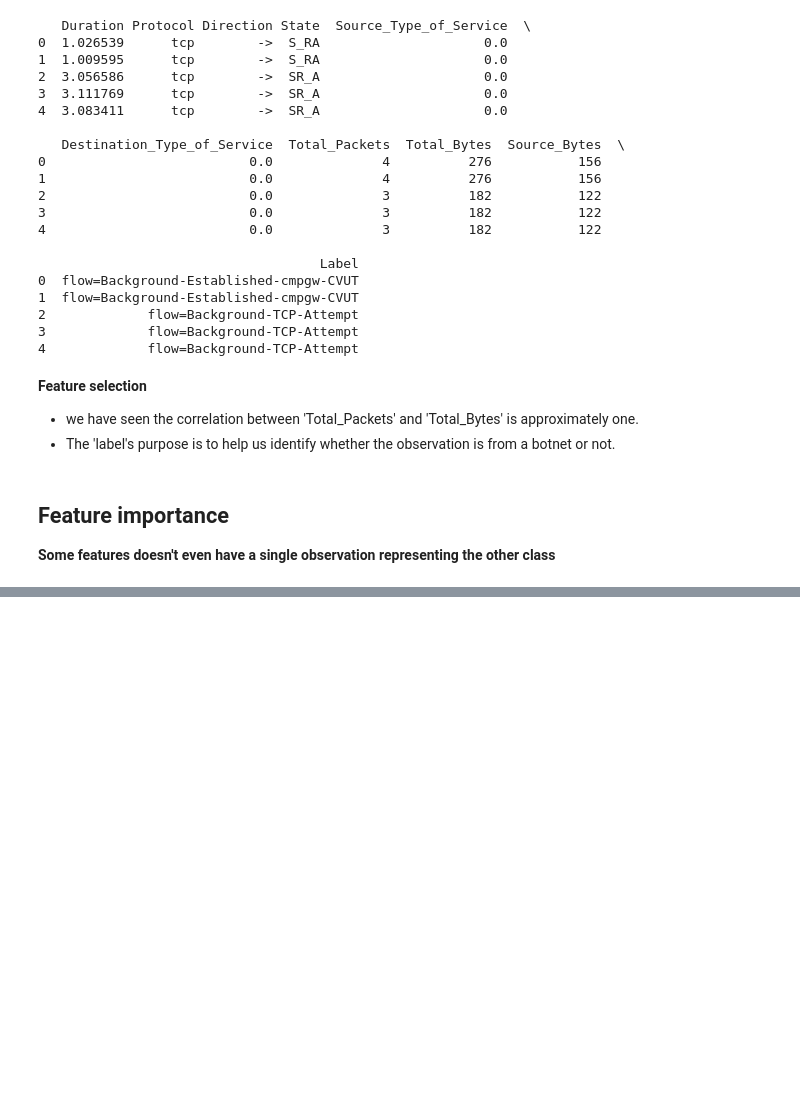
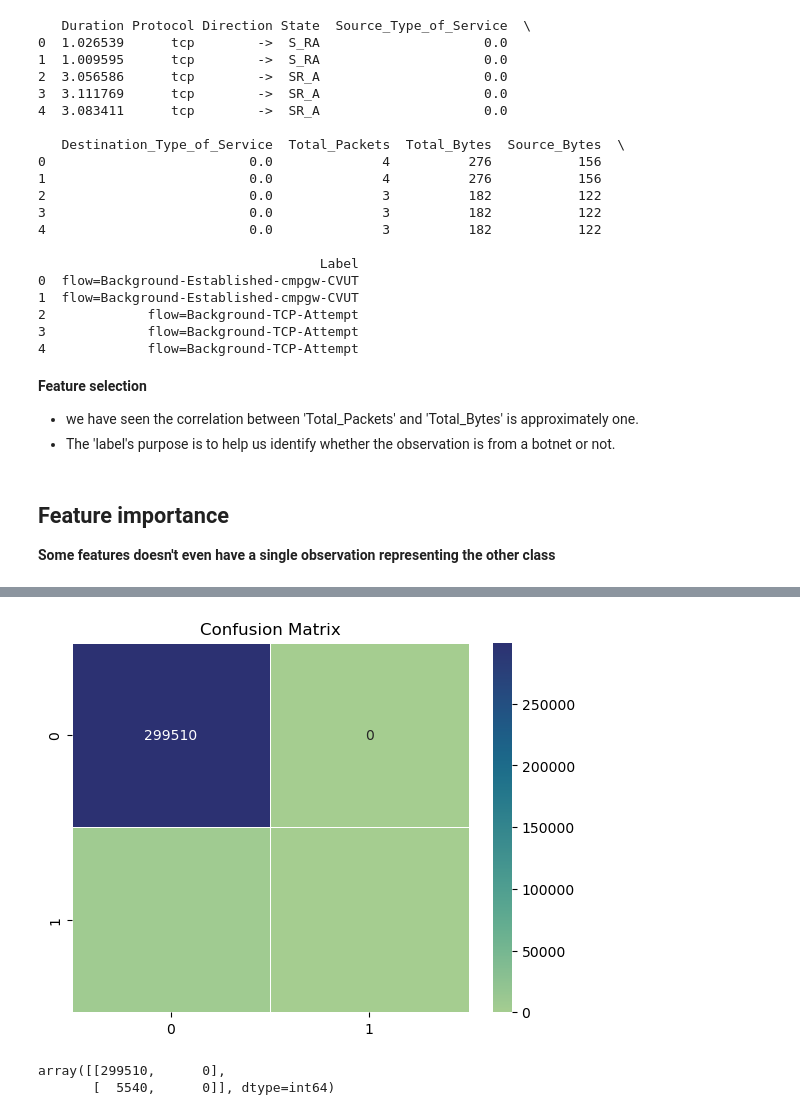
Before and after one commit to davedawitdave/Network-security-analysis-and-botnet-prediction, a Jupyter notebook: preprocessing/botnet_prediction (classfication) - Copy.ipynb, the cells around one changed output, grey strips where cells are left out. Cells and saved outputs as stored; diff of their text form; code cells hidden in the pictures; blank space fills up the shorter version.

```diff
--- a/preprocessing/botnet_prediction (classfication) - Copy.ipynb
+++ b/preprocessing/botnet_prediction (classfication) - Copy.ipynb
@@ -222,0 +293,13 @@ print(f"ROC-AUC: {roc_auc}")
+# %%
+ # Plot confusion matrix
+cm = confusion_matrix(y_test_binary, y_pred_binary)
+sns.heatmap(cm, annot=True, cmap = 'crest', fmt='d', linewidth=.5)
+plt.title(f'Confusion Matrix')
+plt.show()
+# %% [output]
+[figure, added]
+# %%
+cm
+# %% [output]
+array([[299510,      0],
+       [  5540,      0]], dtype=int64)
```
Also changed, not shown: parts of 9 cells of this notebook, 7 other files.
